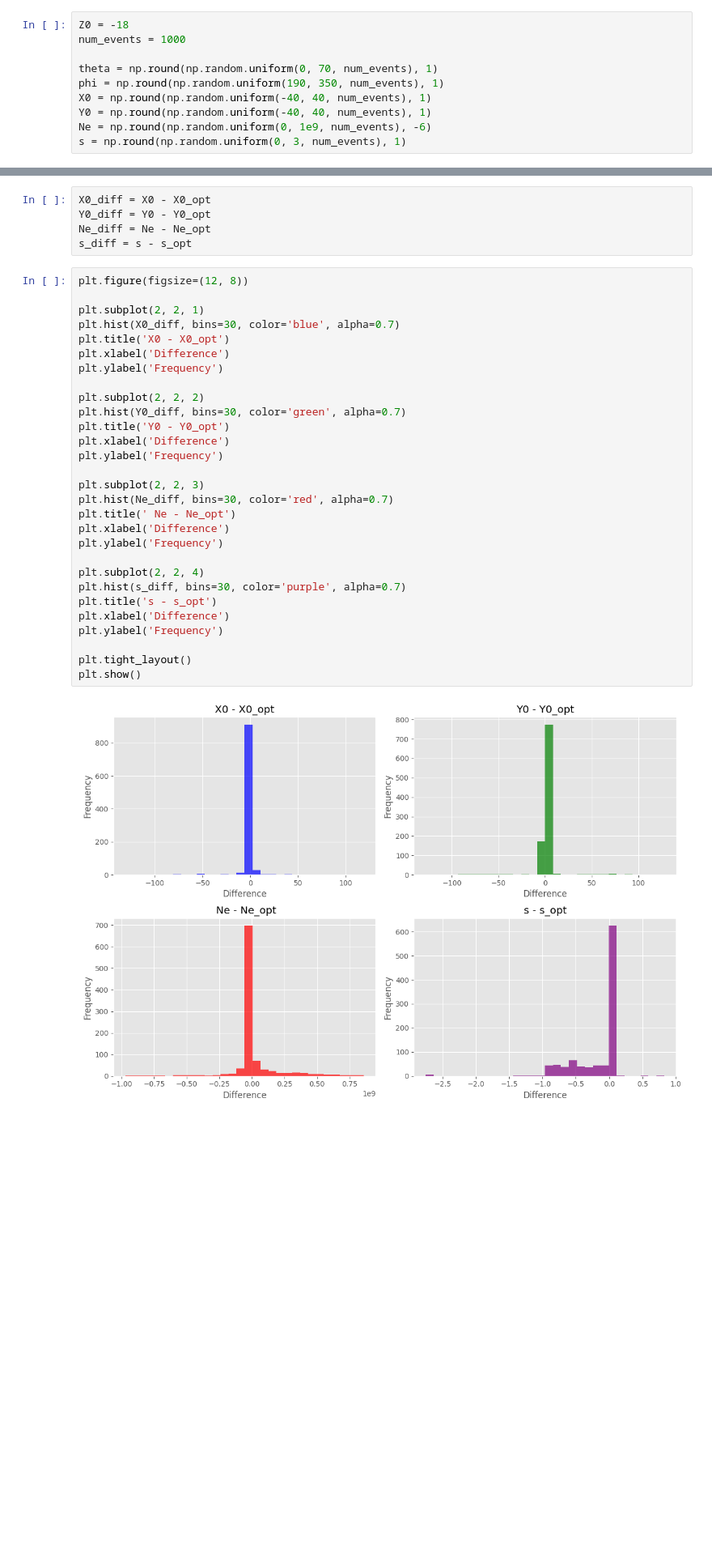
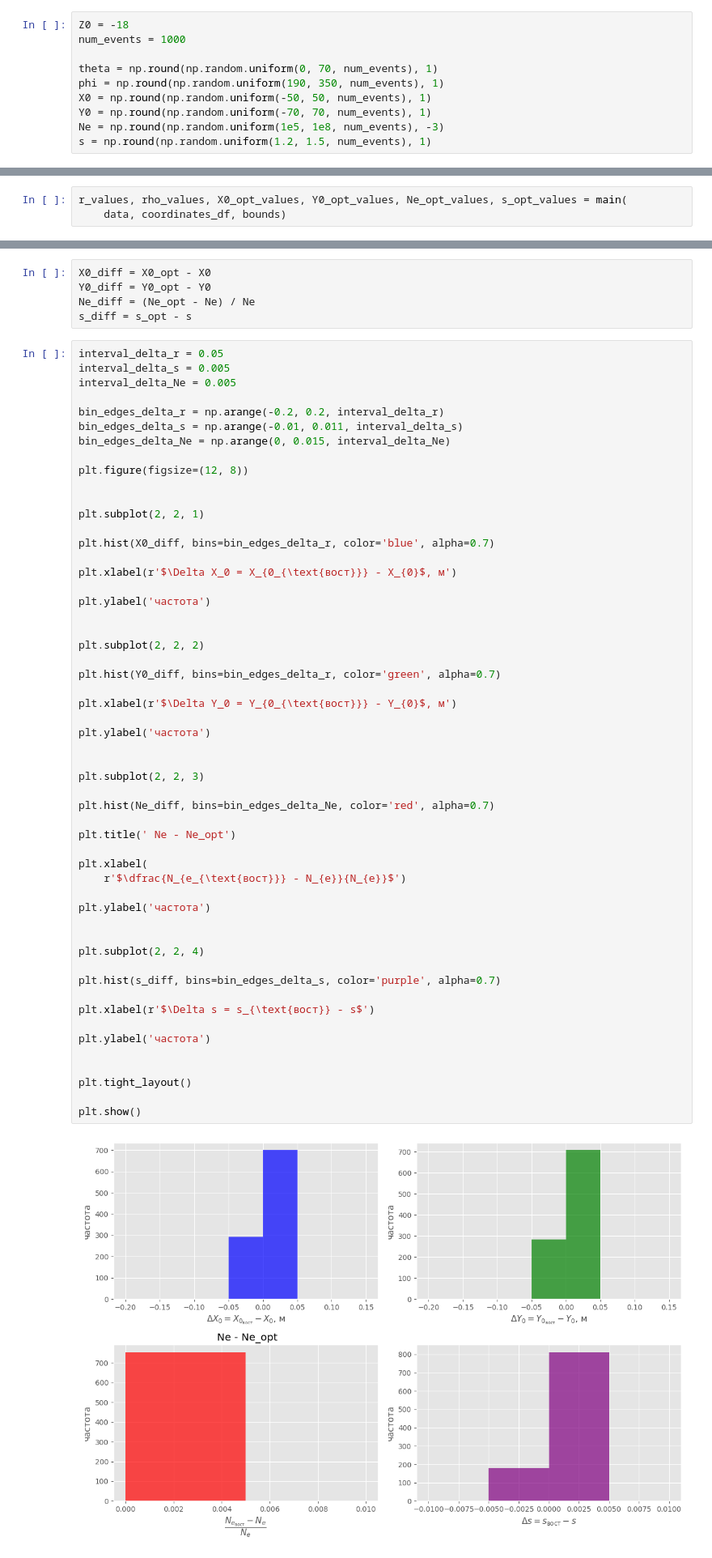
Before and after one commit to matalhim/sdf, a Jupyter notebook: corsika/test.ipynb, the cells around one changed output, grey strips where cells are left out. Shown at 81% size. Drawn from its saved outputs; the diff is of its cells as text; blank space fills up the shorter version.

```diff
--- a/corsika/test.ipynb
+++ b/corsika/test.ipynb
@@ -116,10 +118,10 @@ num_events = 1000
 
 theta = np.round(np.random.uniform(0, 70, num_events), 1)
 phi = np.round(np.random.uniform(190, 350, num_events), 1)
-X0 = np.round(np.random.uniform(-40, 40, num_events), 1)
-Y0 = np.round(np.random.uniform(-40, 40, num_events), 1)
-Ne = np.round(np.random.uniform(0, 1e9, num_events), -6)
-s = np.round(np.random.uniform(0, 3, num_events), 1)
+X0 = np.round(np.random.uniform(-50, 50, num_events), 1)
+Y0 = np.round(np.random.uniform(-70, 70, num_events), 1)
+Ne = np.round(np.random.uniform(1e5, 1e8, num_events), -3)
+s = np.round(np.random.uniform(1.2, 1.5, num_events), 1)
 # %%
 data = pd.DataFrame({
     "theta": theta,
@@ -183,41 +168,69 @@ for index, event in tqdm(data.iterrows(), total=len(data), desc='~'):
+# %%
+r_values, rho_values, X0_opt_values, Y0_opt_values, Ne_opt_values, s_opt_values = main(
+    data, coordinates_df, bounds)
 # %%
 X0_opt = np.array(X0_opt_values)
 Y0_opt = np.array(Y0_opt_values)
 Ne_opt = np.array(Ne_opt_values)
 s_opt = np.array(s_opt_values)
 # %%
-X0_diff = X0 - X0_opt
-Y0_diff = Y0 - Y0_opt
-Ne_diff = Ne - Ne_opt
-s_diff = s - s_opt
+X0_diff = X0_opt - X0
+Y0_diff = Y0_opt - Y0
+Ne_diff = (Ne_opt - Ne) / Ne
+s_diff = s_opt - s
 # %%
+interval_delta_r = 0.05
+interval_delta_s = 0.005
+interval_delta_Ne = 0.005
+
+bin_edges_delta_r = np.arange(-0.2, 0.2, interval_delta_r)
+bin_edges_delta_s = np.arange(-0.01, 0.011, interval_delta_s)
+bin_edges_delta_Ne = np.arange(0, 0.015, interval_delta_Ne)
+
 plt.figure(figsize=(12, 8))
 
+
 plt.subplot(2, 2, 1)
-plt.hist(X0_diff, bins=30, color='blue', alpha=0.7)
-plt.title('X0 - X0_opt')
-plt.xlabel('Difference')
-plt.ylabel('Frequency')
+
+plt.hist(X0_diff, bins=bin_edges_delta_r, color='blue', alpha=0.7)
+
+plt.xlabel(r'$\Delta X_0 = X_{0_{\text{вост}}} - X_{0}$, м')
+
+plt.ylabel('частота')
+
 
 plt.subplot(2, 2, 2)
-plt.hist(Y0_diff, bins=30, color='green', alpha=0.7)
-plt.title('Y0 - Y0_opt')
-plt.xlabel('Difference')
-plt.ylabel('Frequency')
+
+plt.hist(Y0_diff, bins=bin_edges_delta_r, color='green', alpha=0.7)
+
+plt.xlabel(r'$\Delta Y_0 = Y_{0_{\text{вост}}} - Y_{0}$, м')
+
+plt.ylabel('частота')
+
 
 plt.subplot(2, 2, 3)
-plt.hist(Ne_diff, bins=30, color='red', alpha=0.7)
+
+plt.hist(Ne_diff, bins=bin_edges_delta_Ne, color='red', alpha=0.7)
+
 plt.title(' Ne - Ne_opt')
-plt.xlabel('Difference')
-plt.ylabel('Frequency')
+
+plt.xlabel(
+    r'$\dfrac{N_{e_{\text{вост}}} - N_{e}}{N_{e}}$')
+
+plt.ylabel('частота')
+
 
 plt.subplot(2, 2, 4)
-plt.hist(s_diff, bins=30, color='purple', alpha=0.7)
-plt.title('s - s_opt')
-plt.xlabel('Difference')
-plt.ylabel('Frequency')
+
+plt.hist(s_diff, bins=bin_edges_delta_s, color='purple', alpha=0.7)
+
+plt.xlabel(r'$\Delta s = s_{\text{вост}} - s$')
+
+plt.ylabel('частота')
+
 
 plt.tight_layout()
+
 plt.show()
 # %% [output]
-[figure, old version]
+[figure, new version]
```
Also changed, not shown: parts of 11 cells of this notebook, 10 other files.
